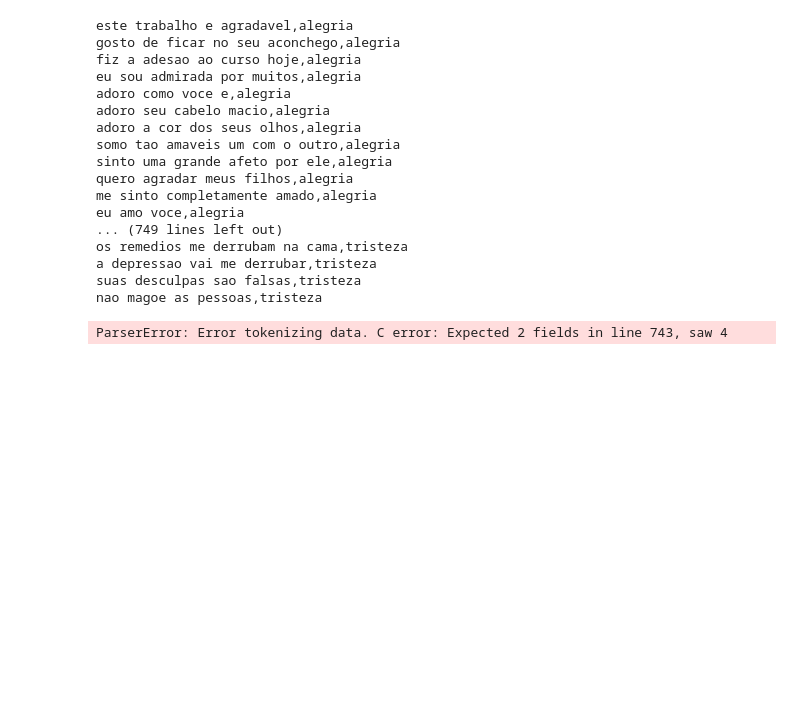
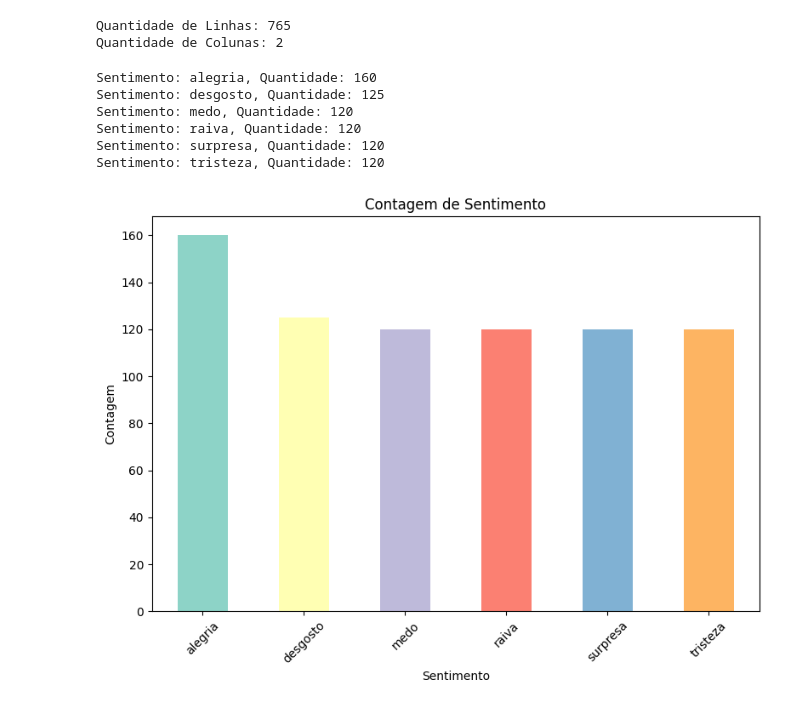
Before and after one commit to wolfxweb/mineracao_texto, a Jupyter notebook: emocoes/classificacao_emocao.ipynb, the cells around one changed output. Cells and saved outputs as stored; diff of their text form; code cells hidden in the pictures; blank space fills up the shorter version.

```diff
--- a/emocoes/classificacao_emocao.ipynb
+++ b/emocoes/classificacao_emocao.ipynb
@@ -8,48 +38,61 @@ import csv
 # %%
 
 #Organizando a base de dados em um arquivo csv
-#
+
 df_txt = pd.read_csv('baseCompleta.txt', delimiter='\t', header=None)
 
 nome_arquivo_csv = "baseCompleta.csv"
+with open(nome_arquivo_csv, mode='w', newline='',encoding='utf-8') as arquivo_csv:
 
-with open(nome_arquivo_csv, mode='w', newline='',encoding='utf-8') as arquivo_csv:
-    escritor_csv = csv.writer(arquivo_csv, delimiter=',', quotechar='"',
-                              quoting=csv.QUOTE_MINIMAL)
-    # Escrever as linhas no arquivo CSV
+    escritor_csv = csv.writer(arquivo_csv, delimiter=',', quotechar='"',quoting=csv.QUOTE_MINIMAL)
+    dados = ["texto", "sentimento"]
+    escritor_csv.writerow(dados)
+
     for index, row in df_txt.iterrows():
         texto = row[0].replace("(", "").replace(")", "").replace("'", "")
-
         posicao_ultima_virgula = texto.rfind(',')
         if posicao_ultima_virgula != -1:
             dados = texto[:posicao_ultima_virgula] + texto[posicao_ultima_virgula+1:]
             if dados.count(",") >= 2:
               dados = dados.replace(",", "", 1)
-            print(dados)
+          #  print(dados)
         alterar_ultima_virgula =dados.rfind(',')
 
         escritor_csv.writerow(dados.split(','))
 #print(f"Arquivo CSV '{nome_arquivo_csv}' criado com sucesso!")
-# %% [output]
-este trabalho e agradavel,alegria
-gosto de ficar no seu aconchego,alegria
-fiz a adesao ao curso hoje,alegria
-eu sou admirada por muitos,alegria
-adoro como voce e,alegria
-adoro seu cabelo macio,alegria
-adoro a cor dos seus olhos,alegria
-somo tao amaveis um com o outro,alegria
-sinto uma grande afeto por ele,alegria
-quero agradar meus filhos,alegria
-me sinto completamente amado,alegria
-eu amo voce,alegria
-... (749 lines left out)
-os remedios me derrubam na cama,tristeza
-a depressao vai me derrubar,tristeza
-suas desculpas sao falsas,tristeza
-nao magoe as pessoas,tristeza
-# %%
-df = pd.read_csv('baseCompleta.CSV', delimiter=',')
-df
-# %% [output]
-ParserError: Error tokenizing data. C error: Expected 2 fields in line 743, saw 4
+# %%
+df = pd.read_csv('baseCompleta.CSV', delimiter=',')
+# Exibe a quantidade de linhas e colunas
+quantidade_linhas, quantidade_colunas = df.shape
+print(f"Quantidade de Linhas: {quantidade_linhas}")
+print(f"Quantidade de Colunas: {quantidade_colunas}")
+# %% [output]
+Quantidade de Linhas: 765
+Quantidade de Colunas: 2
+# %%
+#listagem das categorias e as quantidades
+contagem_emocoes = df['sentimento'].value_counts()
+for sentimento, quantidade in contagem_emocoes.items():
+    print(f"Sentimento: {sentimento}, Quantidade: {quantidade}")
+# %% [output]
+Sentimento: alegria, Quantidade: 160
+Sentimento: desgosto, Quantidade: 125
+Sentimento: medo, Quantidade: 120
+Sentimento: raiva, Quantidade: 120
+Sentimento: surpresa, Quantidade: 120
+Sentimento: tristeza, Quantidade: 120
+# %%
+
+# Contagem das ocorrências de cada emoção
+contagem_sentimentos = df['sentimento'].value_counts()
+cores = sns.color_palette('Set3', len(contagem_sentimentos))
+plt.figure(figsize=(8, 6))
+contagem_sentimentos.plot(kind='bar', color=cores)
+plt.title('Contagem de Sentimento')
+plt.xlabel('Sentimento')
+plt.ylabel('Contagem')
+plt.xticks(rotation=45)
+plt.tight_layout()
+plt.show()
+# %% [output]
+[figure, added]
```
Also changed, not shown: parts of 25 cells of this notebook, 1 other file.
